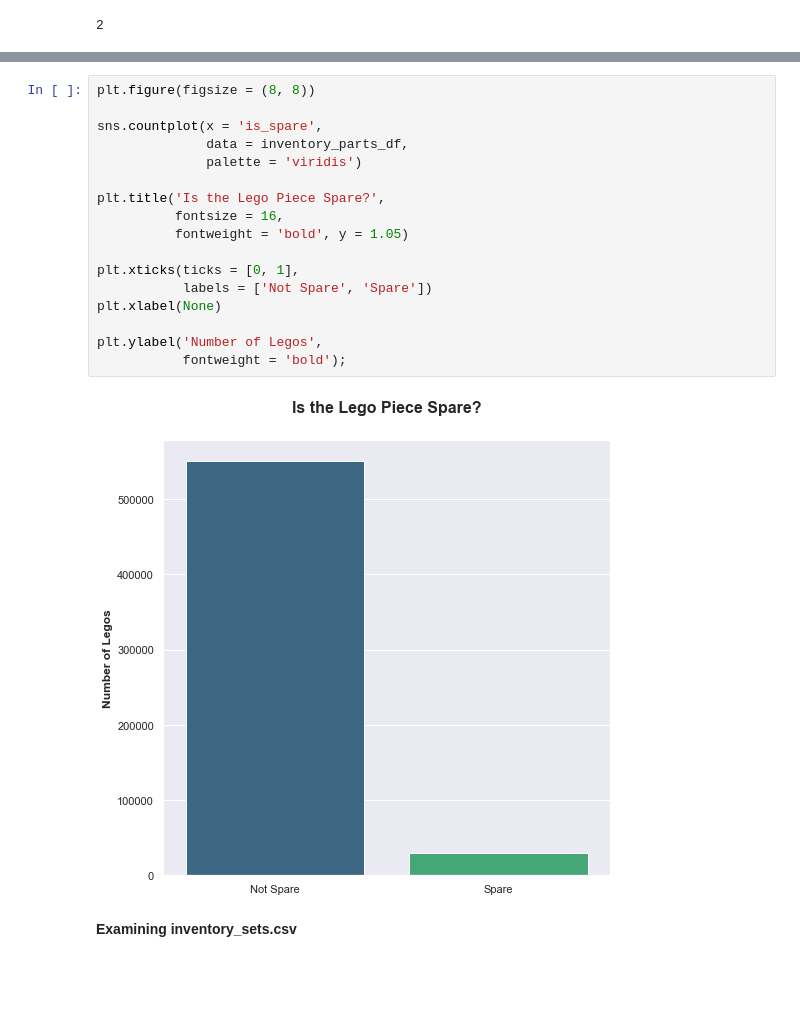
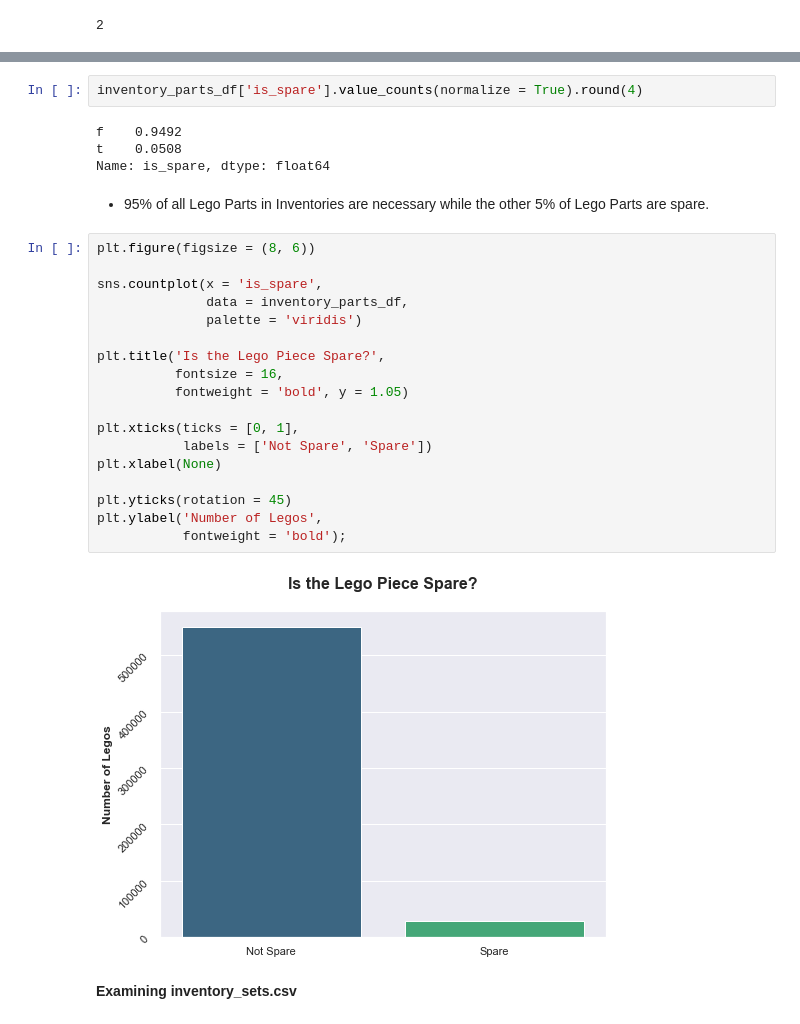
Before and after one commit to maryschindler/holiday_sprint, a Jupyter notebook: code/1_EDA_on_separate_dfs.ipynb, the cells around one changed output, grey strips where cells are left out. Drawn from its saved outputs; the diff is of its cells as text; blank space fills up the shorter version.

```diff
--- a/code/1_EDA_on_separate_dfs.ipynb
+++ b/code/1_EDA_on_separate_dfs.ipynb
@@ -354,22 +399,31 @@ plt.ylabel('Number of Legos',
+# %%
+inventory_parts_df['is_spare'].value_counts(normalize = True).round(4)
+# %% [output]
+f    0.9492
+t    0.0508
+Name: is_spare, dtype: float64
+# %% [markdown]
+- 95% of all Lego Parts in Inventories are necessary while the other 5% of Lego Parts are spare.
 # %%
-plt.figure(figsize = (8, 8))
+plt.figure(figsize = (8, 6))
 
 sns.countplot(x = 'is_spare',
               data = inventory_parts_df,
               palette = 'viridis')
 
 plt.title('Is the Lego Piece Spare?',
           fontsize = 16,
           fontweight = 'bold', y = 1.05)
 
 plt.xticks(ticks = [0, 1],
            labels = ['Not Spare', 'Spare'])
 plt.xlabel(None)
 
+plt.yticks(rotation = 45)
 plt.ylabel('Number of Legos',
            fontweight = 'bold');
 # %% [output]
-[figure, old version]
+[figure, new version]
 # %% [markdown]
 **Examining inventory_sets.csv**
 # %%
```
Also changed, not shown: parts of 35 cells of this notebook, 2 other files.
